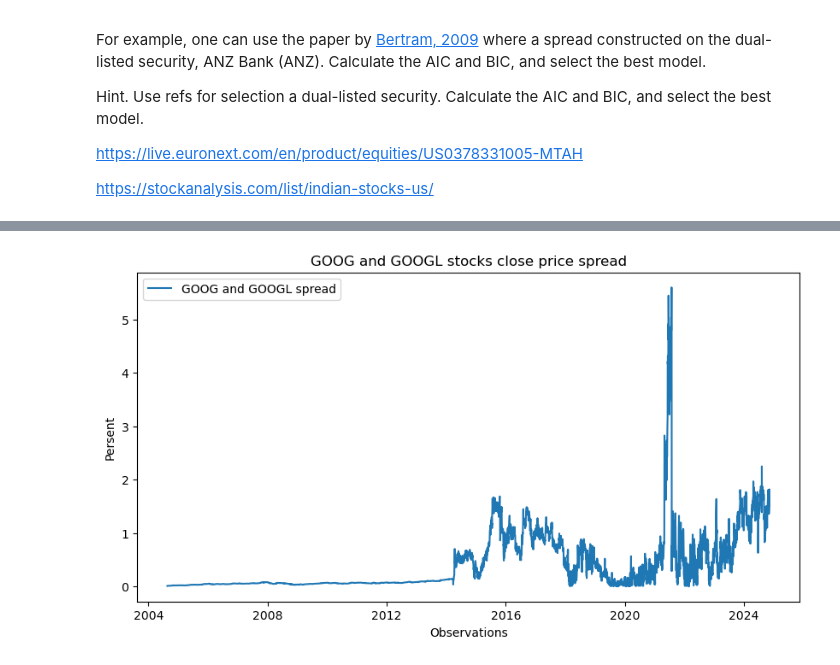
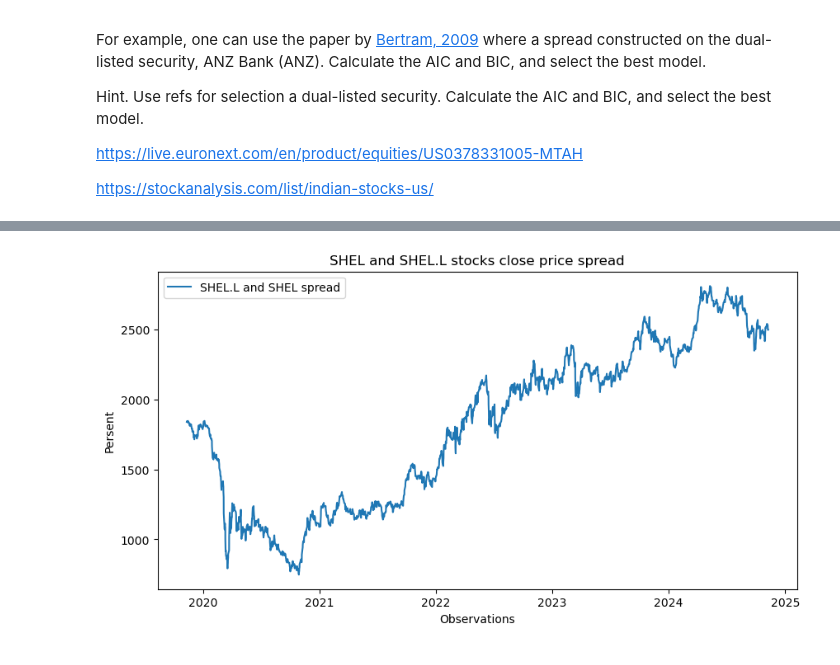
Before and after one commit to AstemirGongapshev/SSP_Sirius, a Jupyter notebook: Lab_final_SSP.ipynb, the cells around one changed output, grey strips where cells are left out. Drawn from its saved outputs; the diff is of its cells as text; code cells hidden in the pictures.

```diff
--- a/Lab_final_SSP.ipynb
+++ b/Lab_final_SSP.ipynb
@@ -2229,11 +2221,27 @@ spread = (goog_hist.Close - googl_hist.Close).abs()
+# %%
+
+shell_us = yf.Ticker("SHEL")
+shell_uk = yf.Ticker("SHEL.L")
+
+shell_us_hist = shell_us.history(period='5y', interval='1d')
+shell_uk_hist = shell_uk.history(period='5y', interval='1d')
+
+shell_us_hist = shell_us_hist[['Close']].rename(columns={'Close': 'Close_US'})
+shell_uk_hist = shell_uk_hist[['Close']].rename(columns={'Close': 'Close_UK'})
+
+# Приводим оба ряда к общему набору дат, заполняя пропуски интерполяцией
+shell_data = pd.concat([shell_us_hist, shell_uk_hist], axis=1).interpolate(method='linear').dropna()
+
+
+shell_spread = (shell_data['Close_US'] - shell_data['Close_UK']).abs()
 # %%
 figure, ax = plt.subplots(figsize=(10,5))
-ax.plot(spread.index, spread.values, label='GOOG and GOOGL spread')
-plt.title('GOOG and GOOGL stocks close price spread')
+ax.plot(shell_spread.index, shell_spread.values, label='SHEL.L and SHEL spread')
+plt.title('SHEL and SHEL.L stocks close price spread')
 plt.ylabel('Persent')
 plt.xlabel('Observations')
 plt.legend()
 plt.show()
 # %% [output]
-[figure, old version]
+[figure, new version]
 # %%
```
Also changed, not shown: parts of 15 cells of this notebook.
